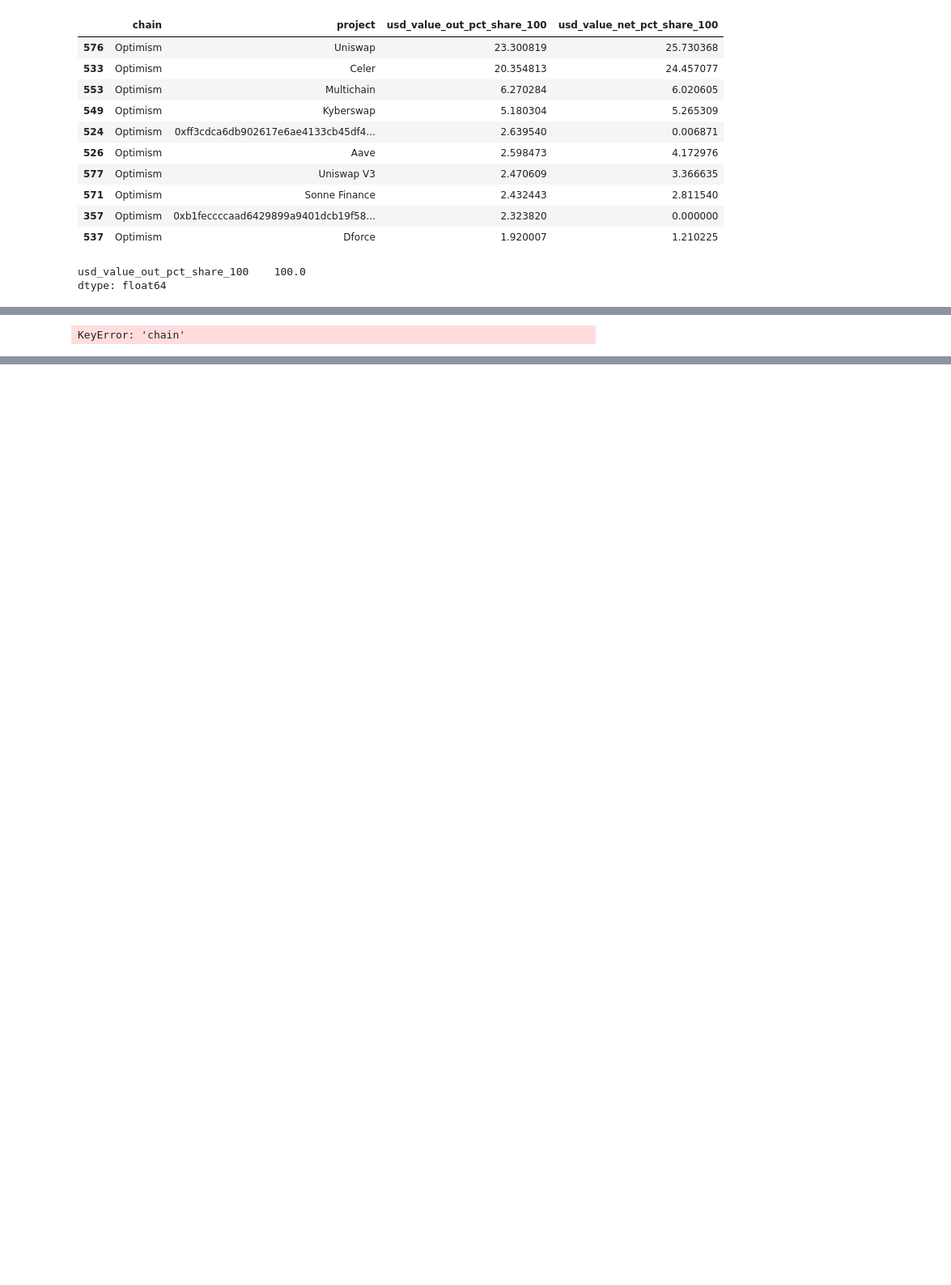
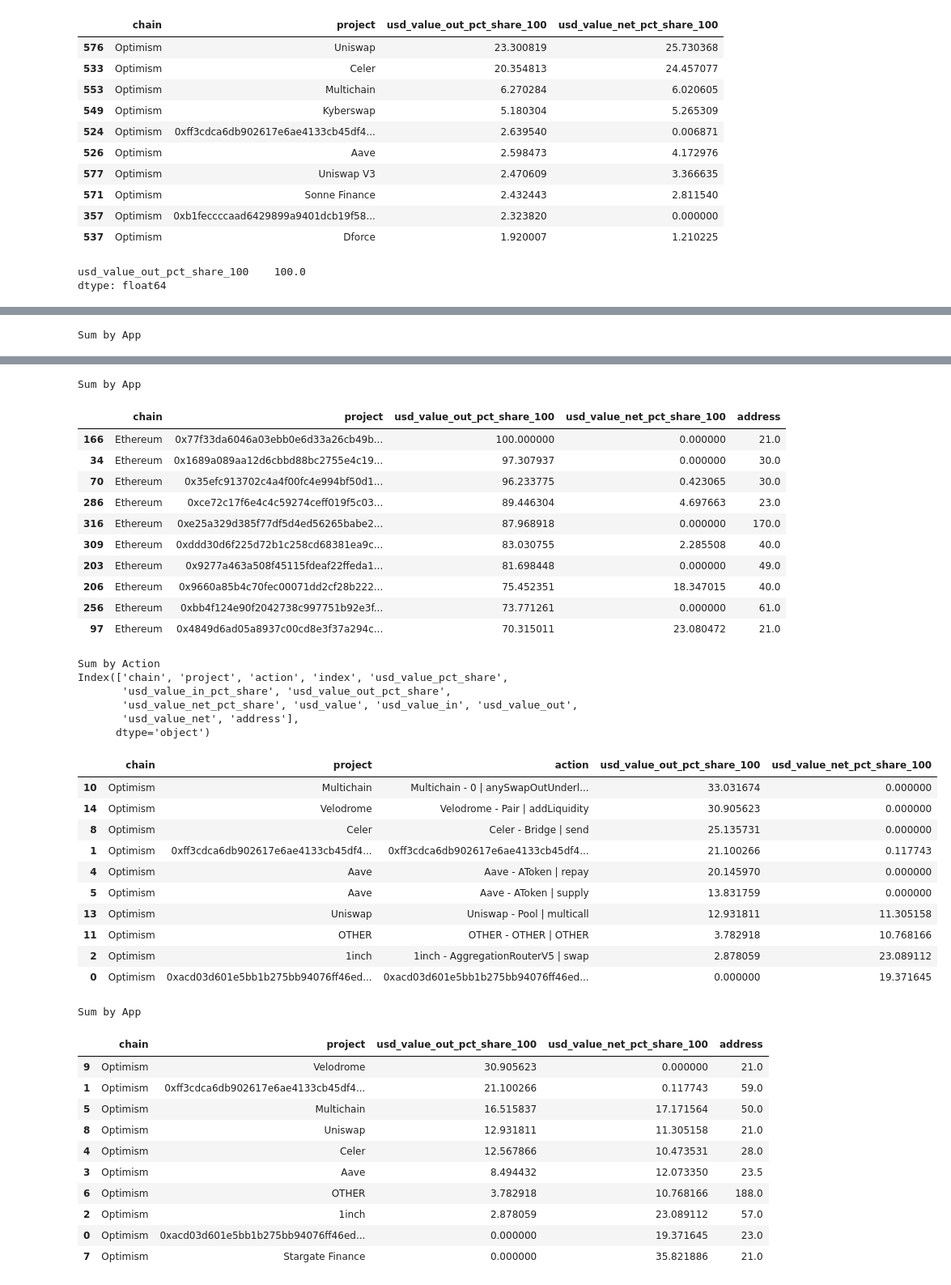
Before and after one commit to MSilb7/op_data, a Jupyter notebook: op_whale_actions.ipynb, the cells around one changed output, grey strips where cells are left out. Shown: that part at 81% size. Drawn from its saved outputs; the diff is of its cells as text; code cells hidden in the pictures; blank space fills up the shorter version.

```diff
--- a/op_whale_actions.ipynb
+++ b/op_whale_actions.ipynb
@@ -279,7 +314,7 @@ usd_value_out_pct_share_100    100.0
 dtype: float64
 # %%
 print('Address-Weighted')
-print(df_action.columns)
+# print(df_action.columns)
 for c in chains:
         tdf = df_action[df_action['chain'] == c]
         # display(tdf)
@@ -287,21 +322,20 @@ for c in chains:
         sumdf = tdf
         print('Sum by Action')
         # sumdf = tdf.groupby(['chain','project','action']).sum()
-        for val in val_cols:
-                sumdf[val + '_pct_share'] = sumdf.groupby(['address','chain'])[val].transform(lambda x: x / x.sum())
+        # for val in val_cols:
+        #         sumdf[val + '_pct_share'] = sumdf.groupby(['chain'])[val].transform(lambda x: x / x.sum())
         sumdf = tdf.groupby(['chain','project','action']).mean()
         sumdf.reset_index(inplace=True)
-        print(sumdf.columns)
+        # print(sumdf.columns)
         sumdf['usd_value_net_pct_share_100'] = sumdf['usd_value_net_pct_share'] * 100
         sumdf['usd_value_out_pct_share_100'] = sumdf['usd_value_out_pct_share'] * 100
         sumdf = sumdf.sort_values(by = 'usd_value_out_pct_share_100', ascending = False)
         sumdf = sumdf[['chain','project','action','usd_value_out_pct_share_100','usd_value_net_pct_share_100']]
         display( sumdf.head(10) )
         print('Sum by App')
-        sumdf = tdf.groupby(['chain','project','address']).sum()
-        sumdf.reset_index(inplace=True)
-        for val in val_cols:
-                sumdf[val + '_pct_share'] = sumdf.groupby(['address','chain'])[val].transform(lambda x: x / x.sum())
+        sumdf = df_action_by_app.copy()
+        # for val in val_cols:
+        #         sumdf[val + '_pct_share'] = sumdf.groupby(['chain'])[val].transform(lambda x: x / x.sum())
         sumdf = tdf.groupby(['chain','project']).mean()
         sumdf.reset_index(inplace=True)
         sumdf['usd_value_net_pct_share_100'] = sumdf['usd_value_net_pct_share'] * 100
@@ -317 +365 @@ Index(['usd_value', 'usd_value_in', 'usd_value_out', 'usd_value_net',
-KeyError: 'chain'
+Sum by App
@@ -317,0 +394,41 @@ KeyError: 'chain'
+Sum by App
+|  | chain | project | usd_value_out_pct_share_100 | usd_value_net_pct_share_100 | address |
+| 166 | Ethereum | 0x77f33da6046a03ebb0e6d33a26cb49b... | 100.000000 | 0.000000 | 21.0 |
+| 34 | Ethereum | 0x1689a089aa12d6cbbd88bc2755e4c19... | 97.307937 | 0.000000 | 30.0 |
+| 70 | Ethereum | 0x35efc913702c4a4f00fc4e994bf50d1... | 96.233775 | 0.423065 | 30.0 |
+| 286 | Ethereum | 0xce72c17f6e4c4c59274ceff019f5c03... | 89.446304 | 4.697663 | 23.0 |
+| 316 | Ethereum | 0xe25a329d385f77df5d4ed56265babe2... | 87.968918 | 0.000000 | 170.0 |
+| 309 | Ethereum | 0xddd30d6f225d72b1c258cd68381ea9c... | 83.030755 | 2.285508 | 40.0 |
+| 203 | Ethereum | 0x9277a463a508f45115fdeaf22ffeda1... | 81.698448 | 0.000000 | 49.0 |
+| 206 | Ethereum | 0x9660a85b4c70fec00071dd2cf28b222... | 75.452351 | 18.347015 | 40.0 |
+| 256 | Ethereum | 0xbb4f124e90f2042738c997751b92e3f... | 73.771261 | 0.000000 | 61.0 |
+| 97 | Ethereum | 0x4849d6ad05a8937c00cd8e3f37a294c... | 70.315011 | 23.080472 | 21.0 |
+Sum by Action
+Index(['chain', 'project', 'action', 'index', 'usd_value_pct_share',
+       'usd_value_in_pct_share', 'usd_value_out_pct_share',
+       'usd_value_net_pct_share', 'usd_value', 'usd_value_in', 'usd_value_out',
+       'usd_value_net', 'address'],
+      dtype='object')
+|  | chain | project | action | usd_value_out_pct_share_100 | usd_value_net_pct_share_100 |
+| 10 | Optimism | Multichain | Multichain - 0 | anySwapOutUnderl... | 33.031674 | 0.000000 |
+| 14 | Optimism | Velodrome | Velodrome - Pair | addLiquidity | 30.905623 | 0.000000 |
+| 8 | Optimism | Celer | Celer - Bridge | send | 25.135731 | 0.000000 |
+| 1 | Optimism | 0xff3cdca6db902617e6ae4133cb45df4... | 0xff3cdca6db902617e6ae4133cb45df4... | 21.100266 | 0.117743 |
+| 4 | Optimism | Aave | Aave - AToken | repay | 20.145970 | 0.000000 |
+| 5 | Optimism | Aave | Aave - AToken | supply | 13.831759 | 0.000000 |
+| 13 | Optimism | Uniswap | Uniswap - Pool | multicall | 12.931811 | 11.305158 |
+| 11 | Optimism | OTHER | OTHER - OTHER | OTHER | 3.782918 | 10.768166 |
+| 2 | Optimism | 1inch | 1inch - AggregationRouterV5 | swap | 2.878059 | 23.089112 |
+| 0 | Optimism | 0xacd03d601e5bb1b275bb94076ff46ed... | 0xacd03d601e5bb1b275bb94076ff46ed... | 0.000000 | 19.371645 |
+Sum by App
+|  | chain | project | usd_value_out_pct_share_100 | usd_value_net_pct_share_100 | address |
+| 9 | Optimism | Velodrome | 30.905623 | 0.000000 | 21.0 |
+| 1 | Optimism | 0xff3cdca6db902617e6ae4133cb45df4... | 21.100266 | 0.117743 | 59.0 |
+| 5 | Optimism | Multichain | 16.515837 | 17.171564 | 50.0 |
+| 8 | Optimism | Uniswap | 12.931811 | 11.305158 | 21.0 |
+| 4 | Optimism | Celer | 12.567866 | 10.473531 | 28.0 |
+| 3 | Optimism | Aave | 8.494432 | 12.073350 | 23.5 |
+| 6 | Optimism | OTHER | 3.782918 | 10.768166 | 188.0 |
+| 2 | Optimism | 1inch | 2.878059 | 23.089112 | 57.0 |
+| 0 | Optimism | 0xacd03d601e5bb1b275bb94076ff46ed... | 0.000000 | 19.371645 | 23.0 |
+| 7 | Optimism | Stargate Finance | 0.000000 | 35.821886 | 21.0 |
```
Also changed, not shown: parts of 5 cells of this notebook.
